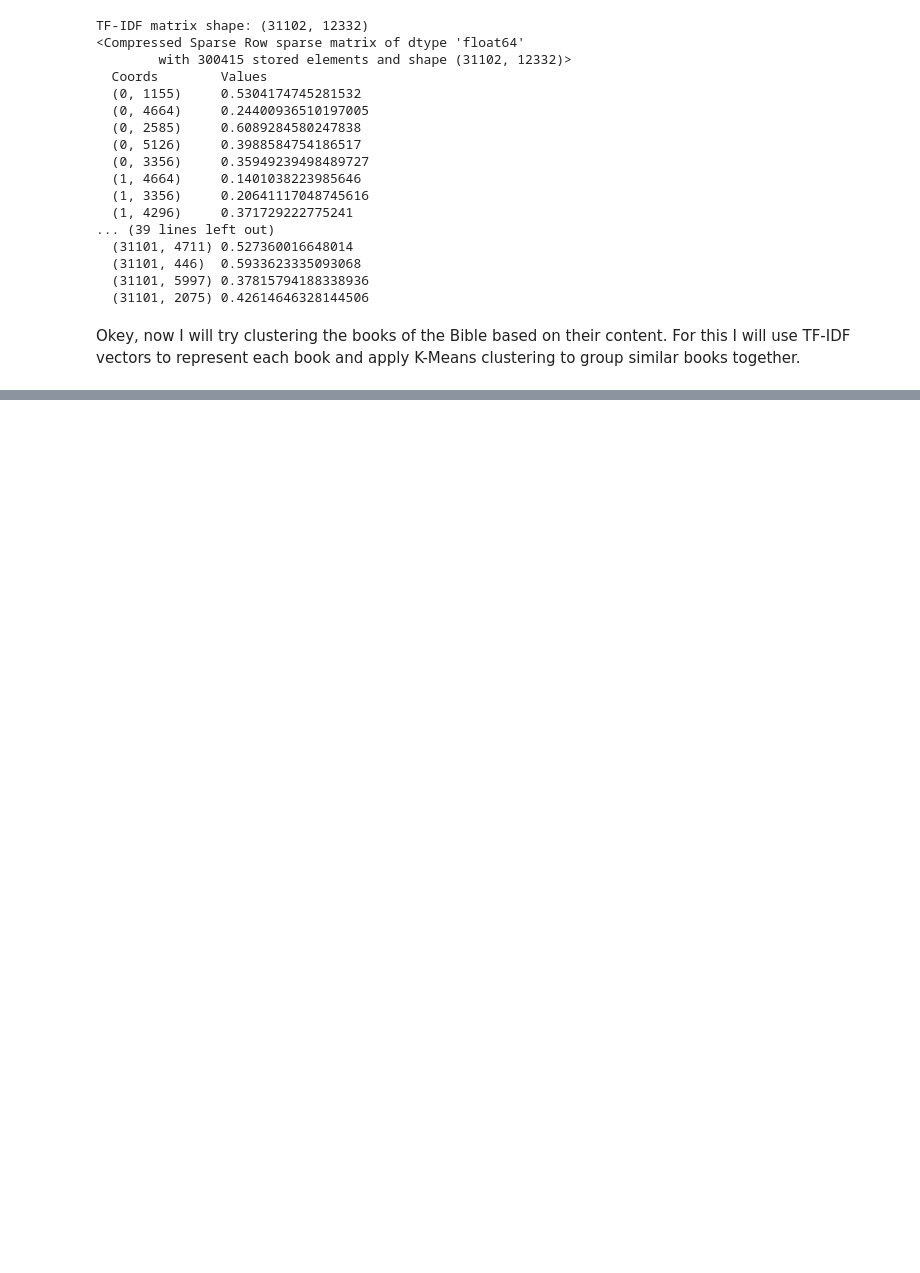
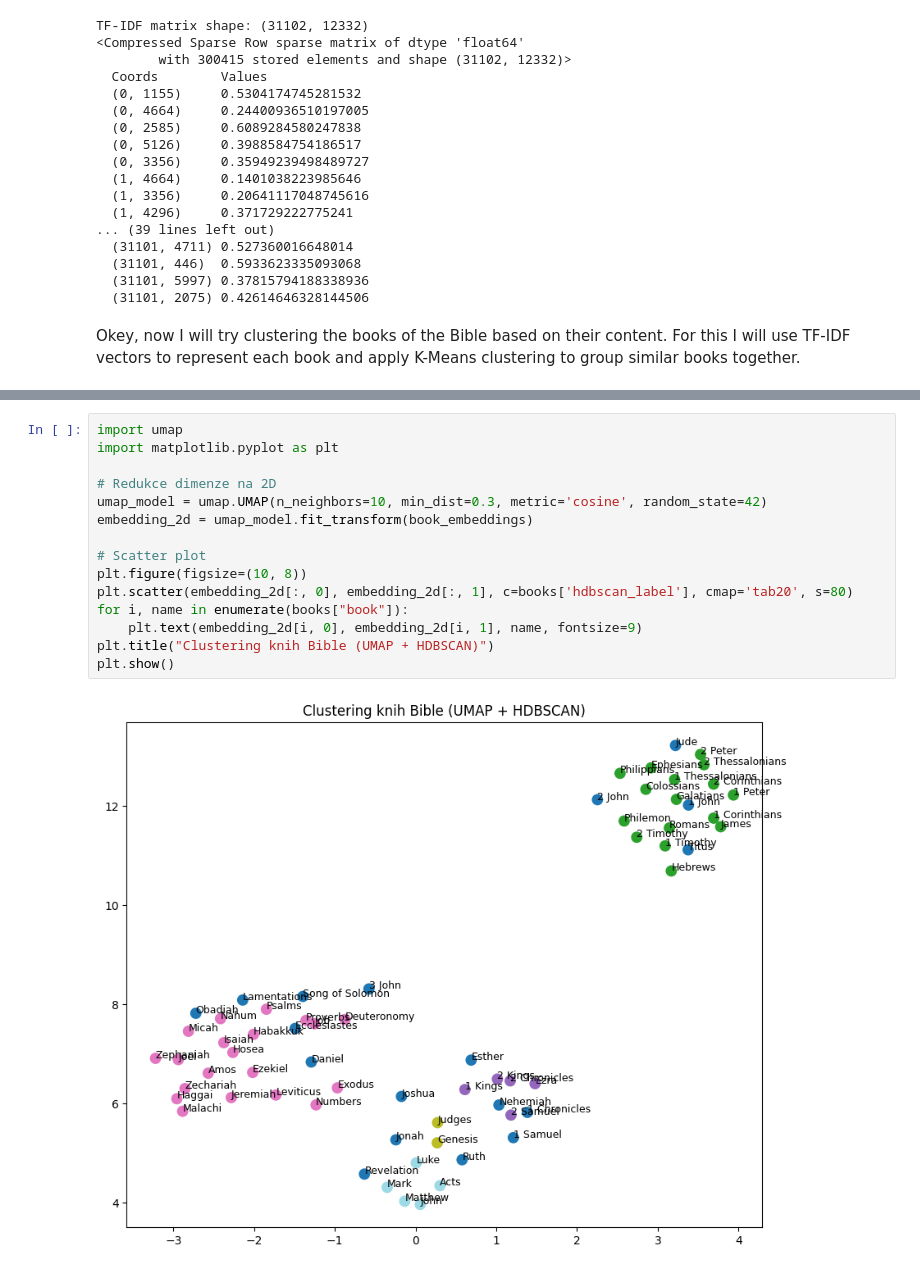
Before and after one commit to Semyazas/Bible-analysis, a Jupyter notebook: report/report.ipynb, the cells around one changed output, grey strips where cells are left out. Cells and saved outputs as stored; diff of their text form; blank space fills up the shorter version.

Commit message:
clustering added --- TODO: make clear problems that i want to solve

```diff
--- a/report/report.ipynb
+++ b/report/report.ipynb
@@ -195,3 +190,20 @@ Number of books: 66
 embedding_2d:  (66, 2)
 [figure]
 6 clusters found by HDBSCAN
+# %%
+import umap
+import matplotlib.pyplot as plt
+
+# Redukce dimenze na 2D
+umap_model = umap.UMAP(n_neighbors=10, min_dist=0.3, metric='cosine', random_state=42)
+embedding_2d = umap_model.fit_transform(book_embeddings)
+
+# Scatter plot
+plt.figure(figsize=(10, 8))
+plt.scatter(embedding_2d[:, 0], embedding_2d[:, 1], c=books['hdbscan_label'], cmap='tab20', s=80)
+for i, name in enumerate(books["book"]):
+    plt.text(embedding_2d[i, 0], embedding_2d[i, 1], name, fontsize=9)
+plt.title("Clustering knih Bible (UMAP + HDBSCAN)")
+plt.show()
+# %% [output]
+[figure, added]
```
Also changed, not shown: parts of 3 cells of this notebook.
